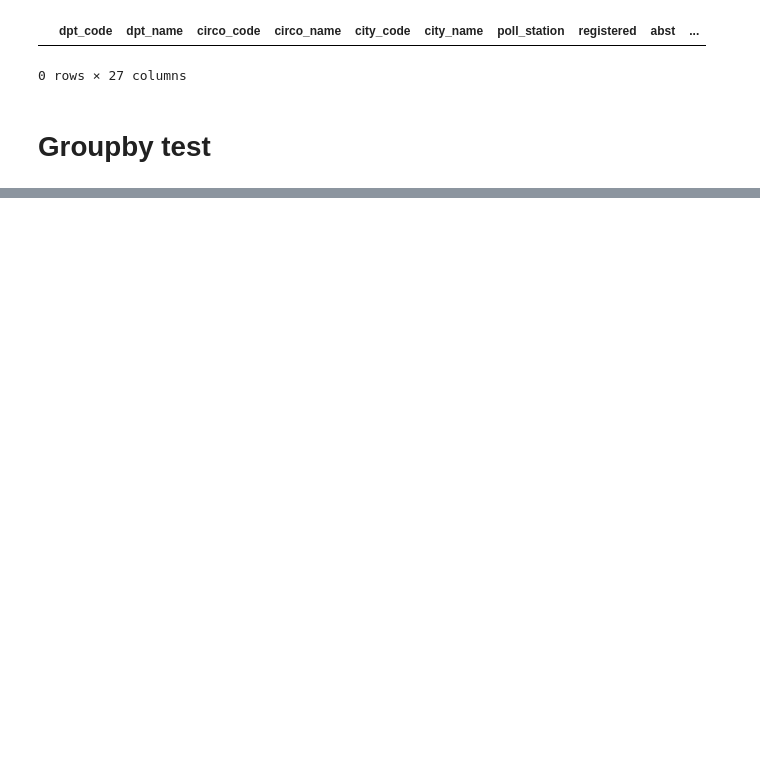
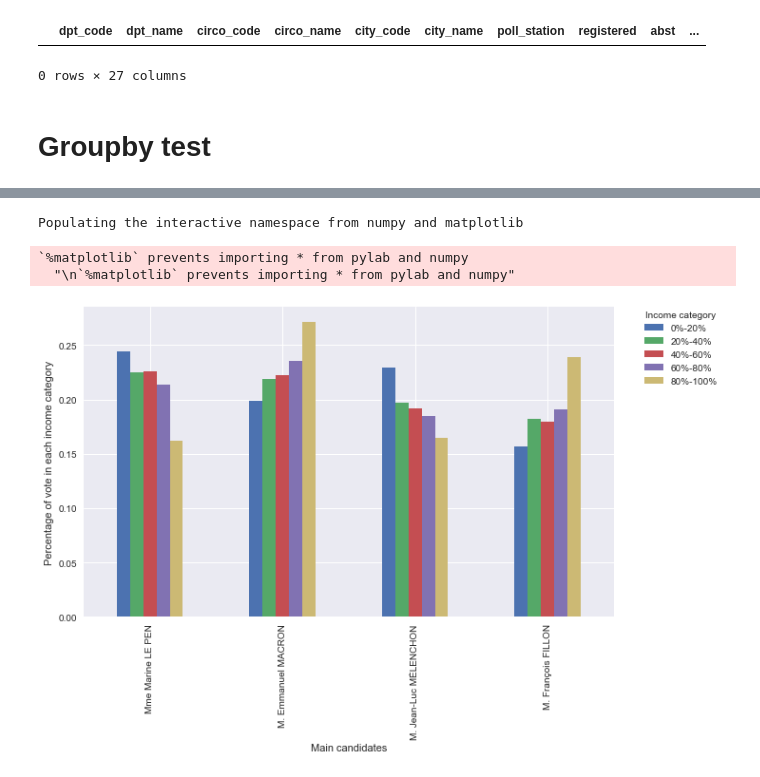
Before and after one commit to ekto42/capstone, a Jupyter notebook: data_cleaning.ipynb, the cells around one changed output, grey strips where cells are left out. Cells and saved outputs as stored; diff of their text form; code cells hidden in the pictures; blank space fills up the shorter version.

Commit message:
adding the plots

```diff
--- a/data_cleaning.ipynb
+++ b/data_cleaning.ipynb
@@ -158,0 +232,6 @@ votes_by_dpt.head(3)
+# %%
+votes_by_income.iloc[:,[1,2,8,10]].columns = cand_list
+# %%
+df = votes_by_income.iloc[:,[1,2,8,10]]
+# %%
+df.columns = cand_list
@@ -158,0 +248,26 @@ votes_by_dpt.head(3)
+# %%
+%pylab inline
+pylab.rcParams['figure.figsize'] = (10, 6)
+# %% [output]
+Populating the interactive namespace from numpy and matplotlib
+`%matplotlib` prevents importing * from pylab and numpy
+  "\n`%matplotlib` prevents importing * from pylab and numpy"
+# %%
+df.T.plot(kind='bar')
+plt.xlabel('Main candidates')
+plt.ylabel('Percentage of vote in each income category')
+
+plt.legend(title = 'Income category',
+           labels=[
+               '0%-20%',
+               '20%-40%',
+               '40%-60%',
+               '60%-80%',
+               '80%-100%'],
+           bbox_to_anchor=(1.05, 1),
+           loc=2,
+           borderaxespad=0.)
+
+plt.show()
+# %% [output]
+[figure, added]
```
Also changed, not shown: parts of 27 cells of this notebook.
